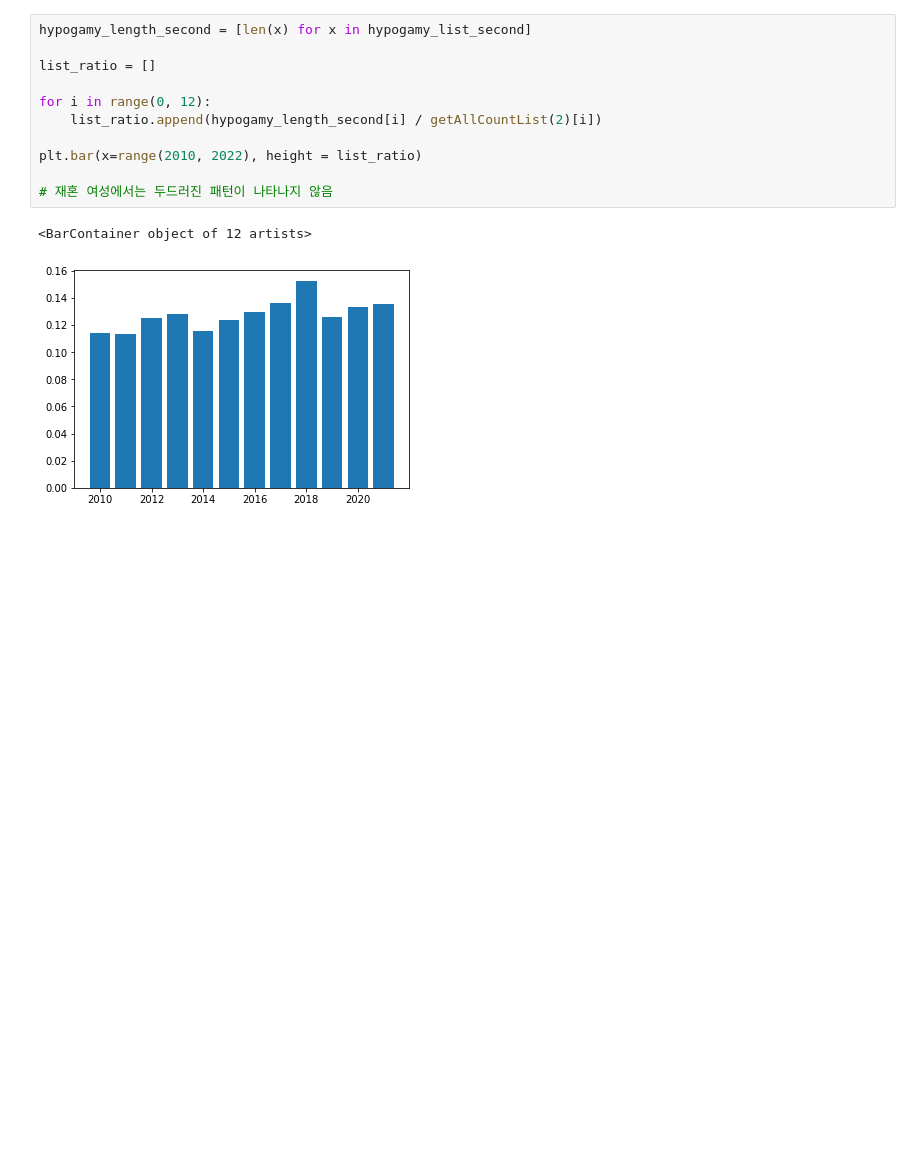
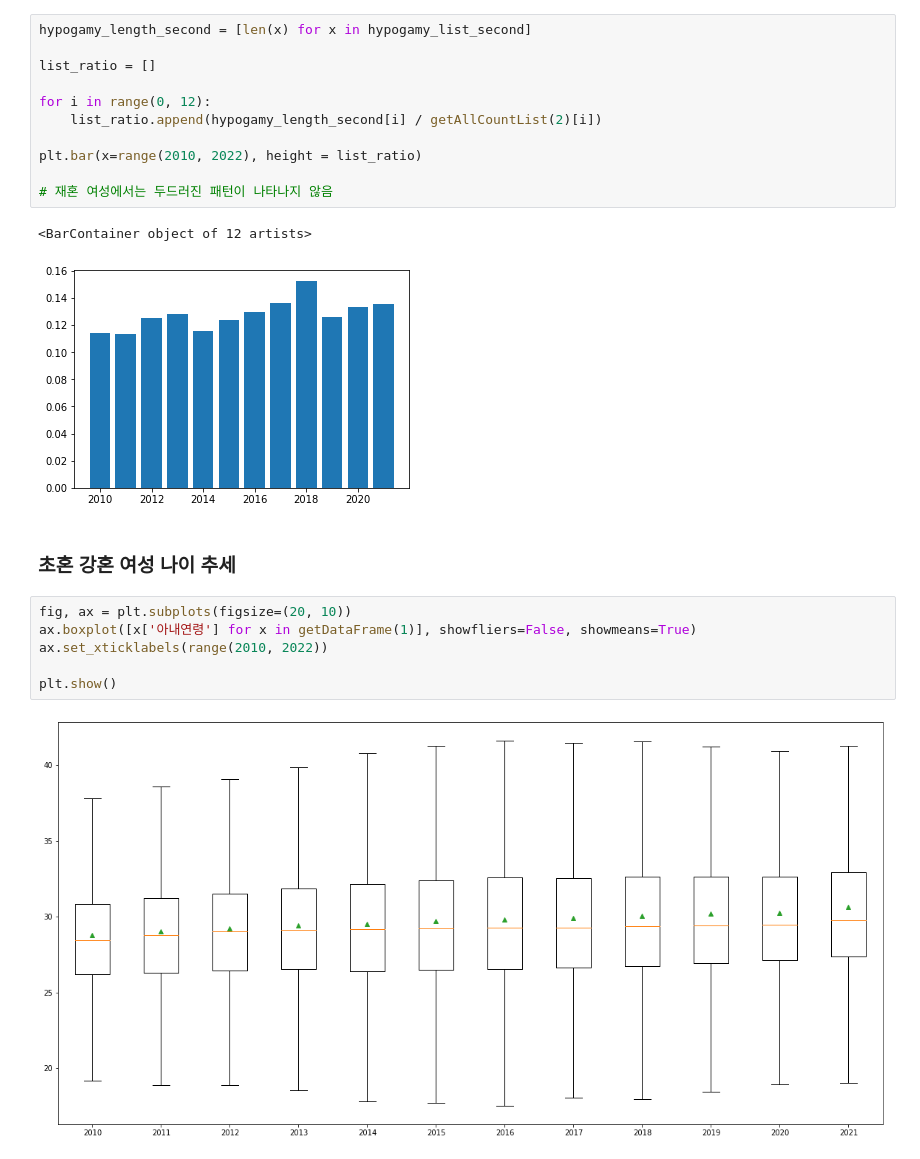
Before and after one commit to ohMinyoung22/science_project, a Jupyter notebook: eda/hypogamy_eda.ipynb, the cells around one changed output. Saved outputs shown, nothing was run; the diff lists cells and outputs as text; blank space fills up the shorter version.

```diff
--- a/eda/hypogamy_eda.ipynb
+++ b/eda/hypogamy_eda.ipynb
@@ -76,3 +76,13 @@ plt.bar(x=range(2010, 2022), height = list_ratio)
 # %% [output]
 <BarContainer object of 12 artists>
 [figure]
+# %% [markdown]
+### 초혼 강혼 여성 나이 추세
+# %%
+fig, ax = plt.subplots(figsize=(20, 10))
+ax.boxplot([x['아내연령'] for x in getDataFrame(1)], showfliers=False, showmeans=True)
+ax.set_xticklabels(range(2010, 2022))
+
+plt.show()
+# %% [output]
+[figure, added]
```
Also changed, not shown: parts of 7 cells of this notebook.
